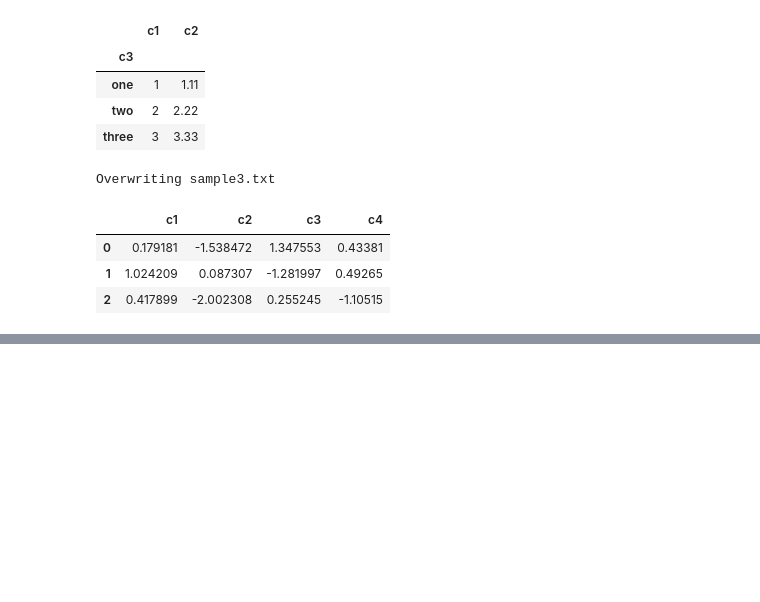
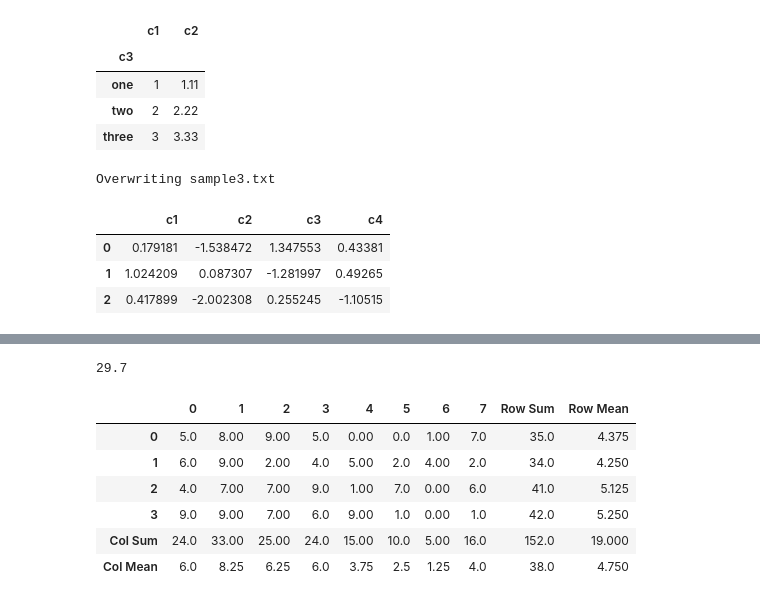
Before and after one commit to bume16/python_study, a Jupyter notebook: pandas_study.ipynb, the cells around one changed output, grey strips where cells are left out. Drawn from its saved outputs; the diff is of its cells as text; code cells hidden in the pictures; blank space fills up the shorter version.

```diff
--- a/pandas_study.ipynb
+++ b/pandas_study.ipynb
@@ -302,0 +462,24 @@ pd.read_table("sample3.txt","\s+")
+# %%
+titanic["age"].mean().round(2)
+# %% [output]
+29.7
+# %%
+np.random.seed(1)
+df2 = pd.DataFrame(np.random.randint(10, size=(4, 8)))
+
+df2.sum(axis=0)
+df2["Row Sum"] = df2.sum(axis=1)
+df2.loc["Col Sum"] = df2.sum(axis=0)
+
+df2["Row Mean"] = df2.iloc[:,:-1].mean(axis=1)
+df2.loc["Col Mean"] = df2[:-1].mean(axis=0)
+
+df2
+# %% [output]
+|  | 0 | 1 | 2 | 3 | 4 | 5 | 6 | 7 | Row Sum | Row Mean |
+| 0 | 5.0 | 8.00 | 9.00 | 5.0 | 0.00 | 0.0 | 1.00 | 7.0 | 35.0 | 4.375 |
+| 1 | 6.0 | 9.00 | 2.00 | 4.0 | 5.00 | 2.0 | 4.00 | 2.0 | 34.0 | 4.250 |
+| 2 | 4.0 | 7.00 | 7.00 | 9.0 | 1.00 | 7.0 | 0.00 | 6.0 | 41.0 | 5.125 |
+| 3 | 9.0 | 9.00 | 7.00 | 6.0 | 9.00 | 1.0 | 0.00 | 1.0 | 42.0 | 5.250 |
+| Col Sum | 24.0 | 33.00 | 25.00 | 24.0 | 15.00 | 10.0 | 5.00 | 16.0 | 152.0 | 19.000 |
+| Col Mean | 6.0 | 8.25 | 6.25 | 6.0 | 3.75 | 2.5 | 1.25 | 4.0 | 38.0 | 4.750 |
```
Also changed, not shown: parts of 13 cells of this notebook, 2 other files.
